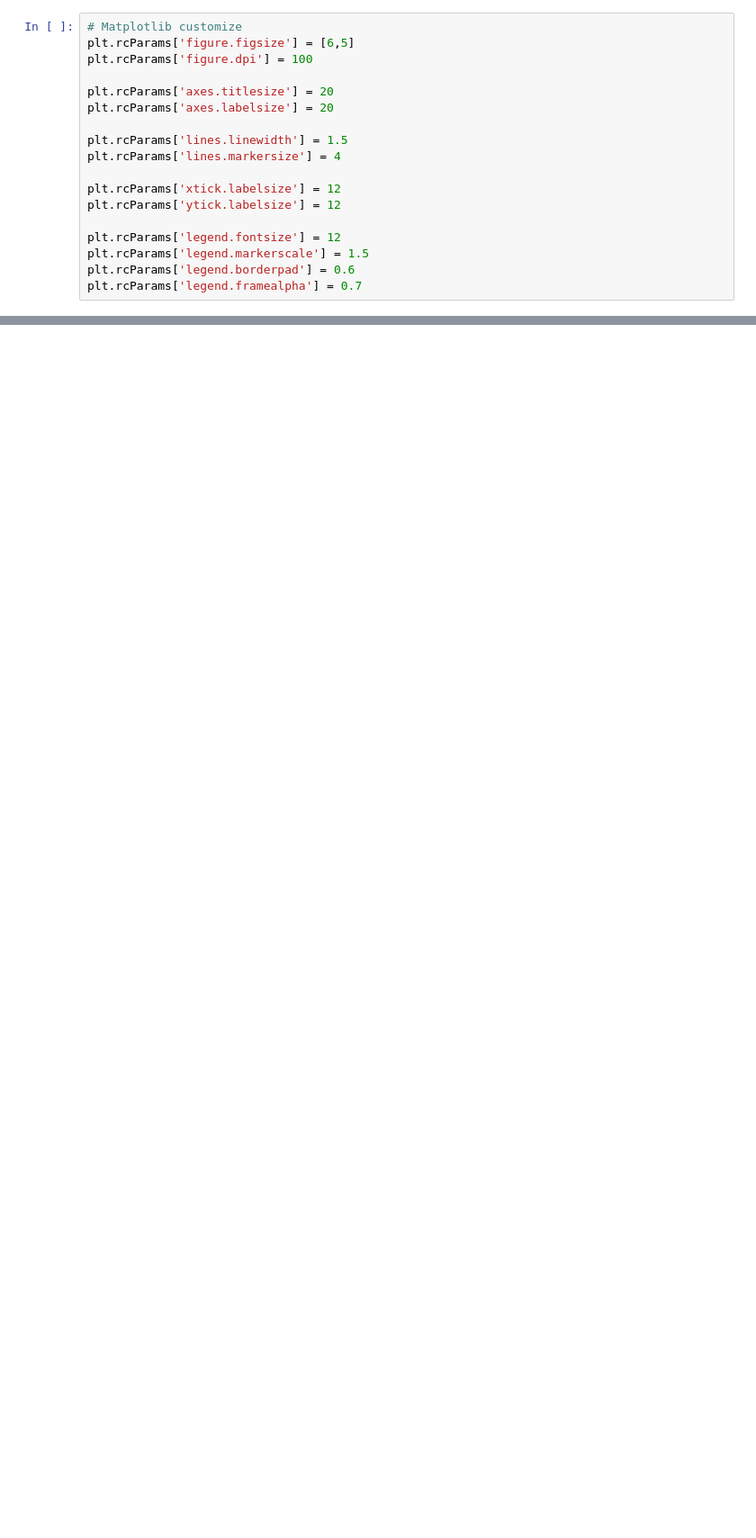
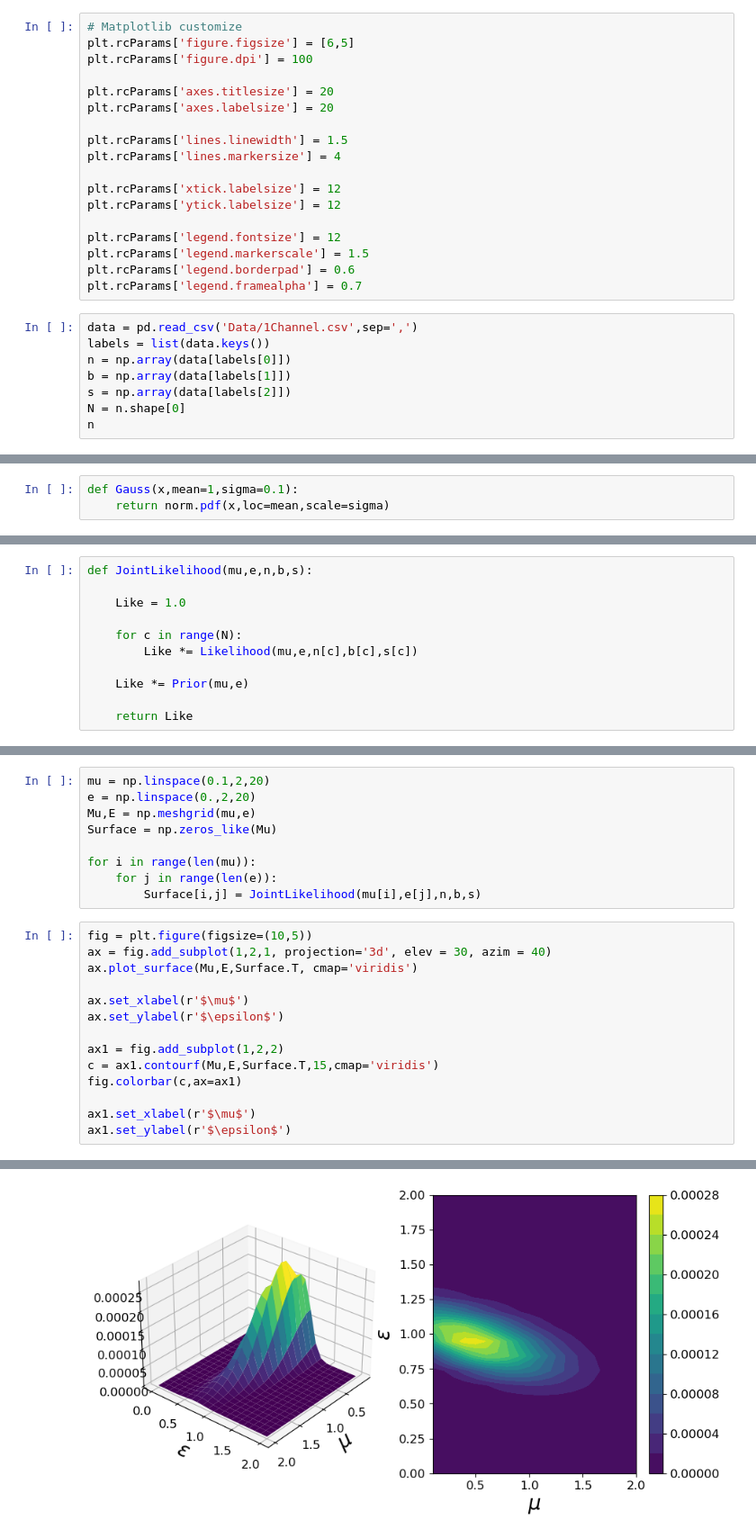
Before and after one commit to asegura4488/StatsHEP, a Jupyter notebook: Systematic/Bayesian/UpperLimitSystematic.ipynb, the cells around one changed output, grey strips where cells are left out. Shown at 90% size. Saved outputs shown, nothing was run; the diff lists cells and outputs as text; blank space fills up the shorter version.

```diff
--- a/Systematic/Bayesian/UpperLimitSystematic.ipynb
+++ b/Systematic/Bayesian/UpperLimitSystematic.ipynb
@@ -35,3 +37,11 @@ plt.rcParams['legend.fontsize'] = 12
 plt.rcParams['legend.markerscale'] = 1.5
 plt.rcParams['legend.borderpad'] = 0.6
 plt.rcParams['legend.framealpha'] = 0.7
+# %%
+data = pd.read_csv('Data/1Channel.csv',sep=',')
+labels = list(data.keys())
+n = np.array(data[labels[0]])
+b = np.array(data[labels[1]])
+s = np.array(data[labels[2]])
+N = n.shape[0]
+n
@@ -37,0 +50,3 @@ plt.rcParams['legend.framealpha'] = 0.7
+# %%
+def Gauss(x,mean=1,sigma=0.1):
+    return norm.pdf(x,loc=mean,scale=sigma)
@@ -37,0 +79,11 @@ plt.rcParams['legend.framealpha'] = 0.7
+# %%
+def JointLikelihood(mu,e,n,b,s):
+
+    Like = 1.0
+
+    for c in range(N):
+        Like *= Likelihood(mu,e,n[c],b[c],s[c])
+
+    Like *= Prior(mu,e)
+
+    return Like
@@ -37,0 +98,24 @@ plt.rcParams['legend.framealpha'] = 0.7
+# %%
+mu = np.linspace(0.1,2,20)
+e = np.linspace(0.,2,20)
+Mu,E = np.meshgrid(mu,e)
+Surface = np.zeros_like(Mu)
+
+for i in range(len(mu)):
+    for j in range(len(e)):
+        Surface[i,j] = JointLikelihood(mu[i],e[j],n,b,s)
+# %%
+fig = plt.figure(figsize=(10,5))
+ax = fig.add_subplot(1,2,1, projection='3d', elev = 30, azim = 40)
+ax.plot_surface(Mu,E,Surface.T, cmap='viridis')
+
+ax.set_xlabel(r'$\mu$')
+ax.set_ylabel(r'$\epsilon$')
+
+ax1 = fig.add_subplot(1,2,2)
+c = ax1.contourf(Mu,E,Surface.T,15,cmap='viridis')
+fig.colorbar(c,ax=ax1)
+
+ax1.set_xlabel(r'$\mu$')
+ax1.set_ylabel(r'$\epsilon$')
+# %% [output]
@@ -37,0 +123 @@ plt.rcParams['legend.framealpha'] = 0.7
+[figure, added]
```
Also changed, not shown: parts of 7 cells of this notebook.
